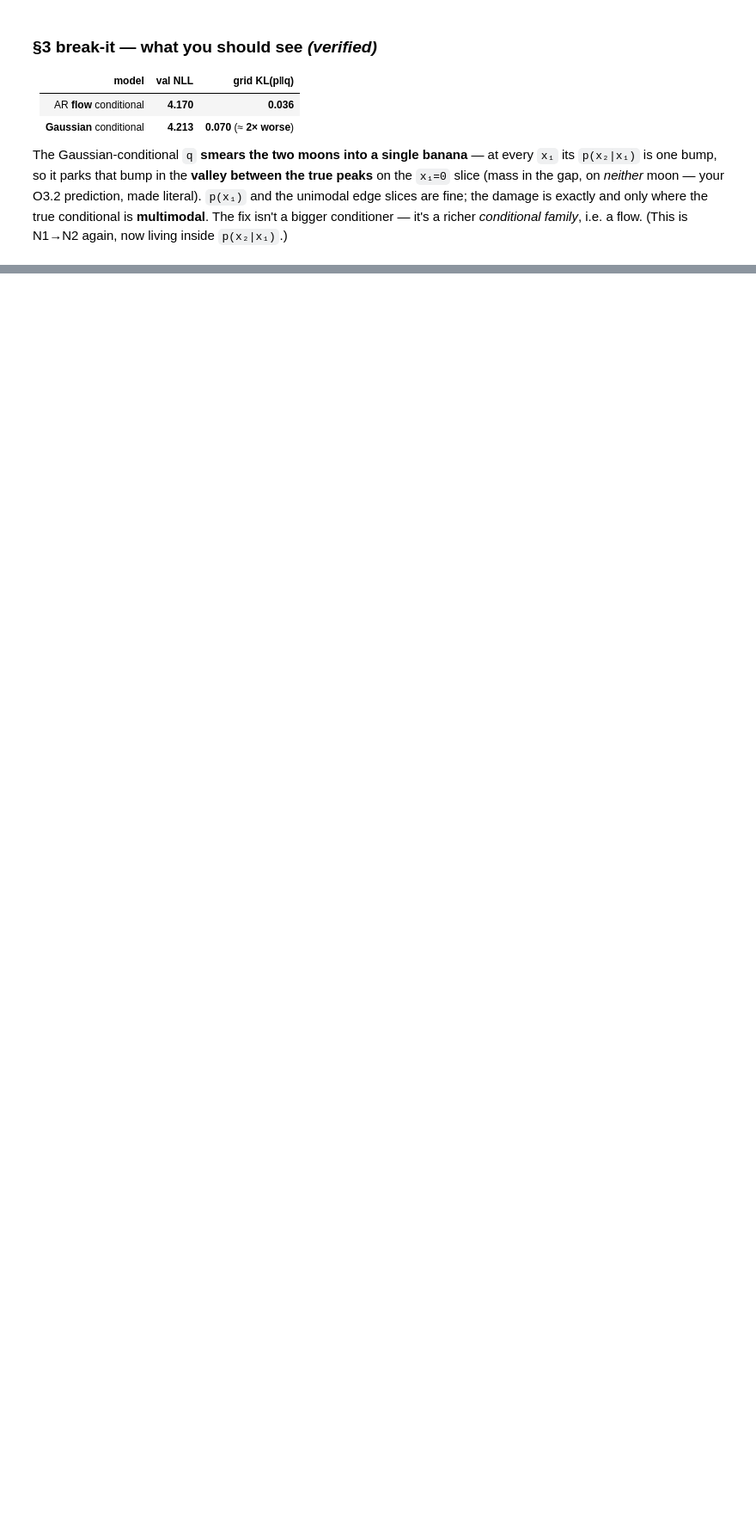
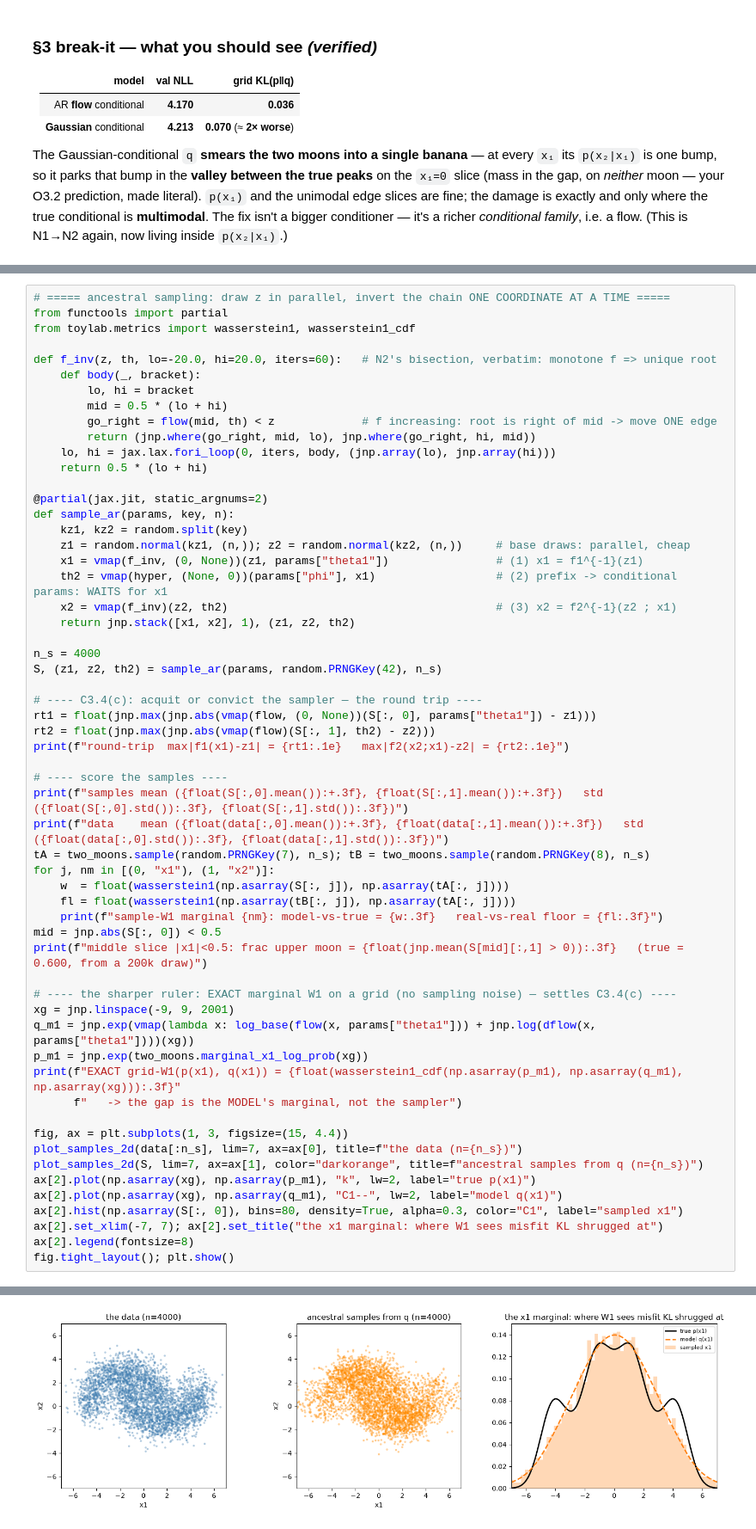
Before and after one commit to ignasiialemany/gen_ai_course, a Jupyter notebook: notebooks/N3_autoregressive.ipynb, the cells around one changed output, grey strips where cells are left out. Shown at 86% size. Saved outputs shown, nothing was run; the diff lists cells and outputs as text; blank space fills up the shorter version.

```diff
--- a/notebooks/N3_autoregressive.ipynb
+++ b/notebooks/N3_autoregressive.ipynb
@@ -335,0 +362,59 @@ The Gaussian-conditional `q` **smears the two moons into a single banana** — a
+# %%
+# ===== ancestral sampling: draw z in parallel, invert the chain ONE COORDINATE AT A TIME =====
+from functools import partial
+from toylab.metrics import wasserstein1, wasserstein1_cdf
+
+def f_inv(z, th, lo=-20.0, hi=20.0, iters=60):   # N2's bisection, verbatim: monotone f => unique root
+    def body(_, bracket):
+        lo, hi = bracket
+        mid = 0.5 * (lo + hi)
+        go_right = flow(mid, th) < z             # f increasing: root is right of mid -> move ONE edge
+        return (jnp.where(go_right, mid, lo), jnp.where(go_right, hi, mid))
+    lo, hi = jax.lax.fori_loop(0, iters, body, (jnp.array(lo), jnp.array(hi)))
+    return 0.5 * (lo + hi)
+
+@partial(jax.jit, static_argnums=2)
+def sample_ar(params, key, n):
+    kz1, kz2 = random.split(key)
+    z1 = random.normal(kz1, (n,)); z2 = random.normal(kz2, (n,))     # base draws: parallel, cheap
+    x1 = vmap(f_inv, (0, None))(z1, params["theta1"])                # (1) x1 = f1^{-1}(z1)
+    th2 = vmap(hyper, (None, 0))(params["phi"], x1)                  # (2) prefix -> conditional params: WAITS for x1
+    x2 = vmap(f_inv)(z2, th2)                                        # (3) x2 = f2^{-1}(z2 ; x1)
+    return jnp.stack([x1, x2], 1), (z1, z2, th2)
+
+n_s = 4000
+S, (z1, z2, th2) = sample_ar(params, random.PRNGKey(42), n_s)
+
+# ---- C3.4(c): acquit or convict the sampler — the round trip ----
+rt1 = float(jnp.max(jnp.abs(vmap(flow, (0, None))(S[:, 0], params["theta1"]) - z1)))
+rt2 = float(jnp.max(jnp.abs(vmap(flow)(S[:, 1], th2) - z2)))
+print(f"round-trip  max|f1(x1)-z1| = {rt1:.1e}   max|f2(x2;x1)-z2| = {rt2:.1e}")
+
+# ---- score the samples ----
+print(f"samples mean ({float(S[:,0].mean()):+.3f}, {float(S[:,1].mean()):+.3f})   std ({float(S[:,0].std()):.3f}, {float(S[:,1].std()):.3f})")
+print(f"data    mean ({float(data[:,0].mean()):+.3f}, {float(data[:,1].mean()):+.3f})   std ({float(data[:,0].std()):.3f}, {float(data[:,1].std()):.3f})")
+tA = two_moons.sample(random.PRNGKey(7), n_s); tB = two_moons.sample(random.PRNGKey(8), n_s)
+for j, nm in [(0, "x1"), (1, "x2")]:
+    w  = float(wasserstein1(np.asarray(S[:, j]), np.asarray(tA[:, j])))
+    fl = float(wasserstein1(np.asarray(tB[:, j]), np.asarray(tA[:, j])))
+    print(f"sample-W1 marginal {nm}: model-vs-true = {w:.3f}   real-vs-real floor = {fl:.3f}")
+mid = jnp.abs(S[:, 0]) < 0.5
+print(f"middle slice |x1|<0.5: frac upper moon = {float(jnp.mean(S[mid][:,1] > 0)):.3f}   (true = 0.600, from a 200k draw)")
+
+# ---- the sharper ruler: EXACT marginal W1 on a grid (no sampling noise) — settles C3.4(c) ----
+xg = jnp.linspace(-9, 9, 2001)
+q_m1 = jnp.exp(vmap(lambda x: log_base(flow(x, params["theta1"])) + jnp.log(dflow(x, params["theta1"])))(xg))
+p_m1 = jnp.exp(two_moons.marginal_x1_log_prob(xg))
+print(f"EXACT grid-W1(p(x1), q(x1)) = {float(wasserstein1_cdf(np.asarray(p_m1), np.asarray(q_m1), np.asarray(xg))):.3f}"
+      f"   -> the gap is the MODEL's marginal, not the sampler")
+
+fig, ax = plt.subplots(1, 3, figsize=(15, 4.4))
+plot_samples_2d(data[:n_s], lim=7, ax=ax[0], title=f"the data (n={n_s})")
+plot_samples_2d(S, lim=7, ax=ax[1], color="darkorange", title=f"ancestral samples from q (n={n_s})")
+ax[2].plot(np.asarray(xg), np.asarray(p_m1), "k", lw=2, label="true p(x1)")
+ax[2].plot(np.asarray(xg), np.asarray(q_m1), "C1--", lw=2, label="model q(x1)")
+ax[2].hist(np.asarray(S[:, 0]), bins=80, density=True, alpha=0.3, color="C1", label="sampled x1")
+ax[2].set_xlim(-7, 7); ax[2].set_title("the x1 marginal: where W1 sees misfit KL shrugged at")
+ax[2].legend(fontsize=8)
+fig.tight_layout(); plt.show()
+# %% [output]
@@ -335,0 +428 @@ The Gaussian-conditional `q` **smears the two moons into a single banana** — a
+[figure, added]
```
Also changed, not shown: parts of 7 cells of this notebook, 1 other file.
